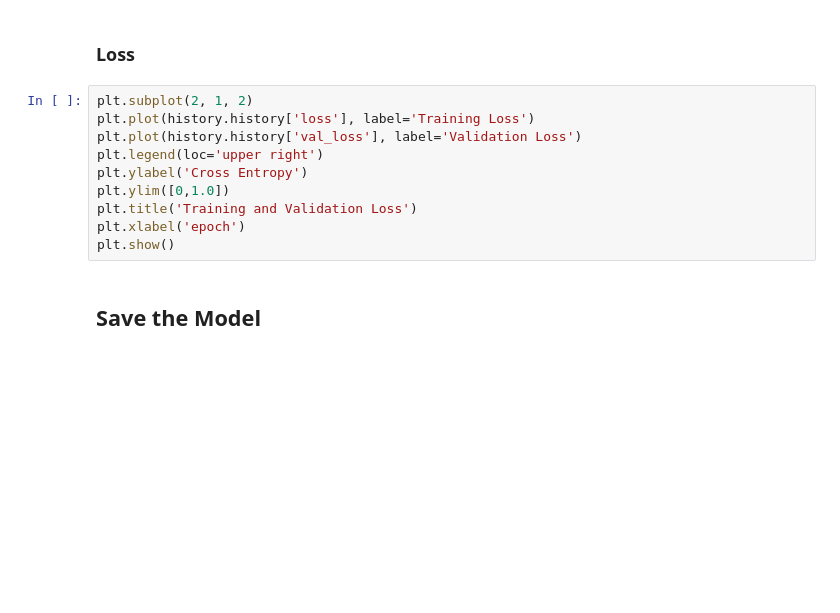
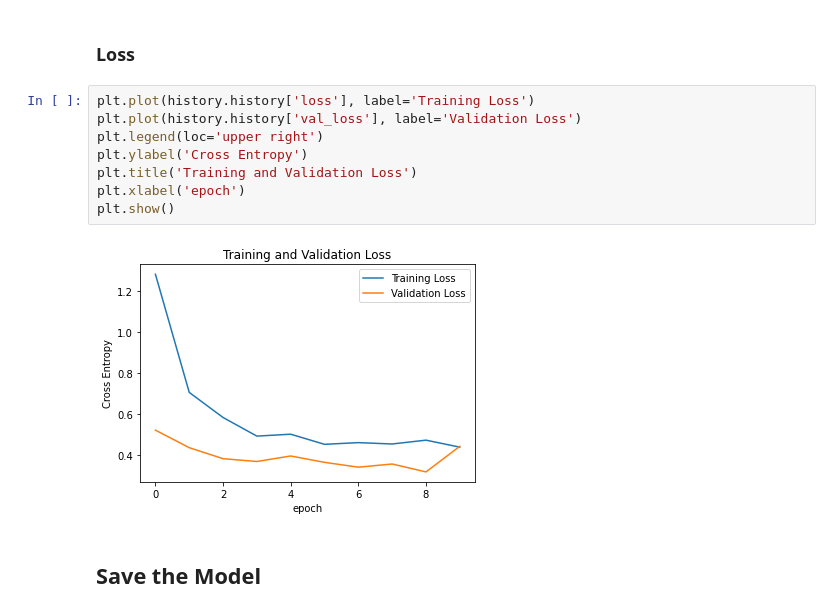
Before and after one commit to TechWas/develop-model, a Jupyter notebook: transfer_learning_VGG19.ipynb, the cells around one changed output. Drawn from its saved outputs; the diff is of its cells as text; blank space fills up the shorter version.

```diff
--- a/transfer_learning_VGG19.ipynb
+++ b/transfer_learning_VGG19.ipynb
@@ -84,15 +145,15 @@ plt.title('Training and Validation Accuracy')
 # %% [markdown]
 ### Loss
 # %%
-plt.subplot(2, 1, 2)
 plt.plot(history.history['loss'], label='Training Loss')
 plt.plot(history.history['val_loss'], label='Validation Loss')
 plt.legend(loc='upper right')
 plt.ylabel('Cross Entropy')
-plt.ylim([0,1.0])
 plt.title('Training and Validation Loss')
 plt.xlabel('epoch')
 plt.show()
+# %% [output]
+[figure, added]
 # %% [markdown]
 ## Save the Model
 # %%
```
Also changed, not shown: parts of 10 cells of this notebook, 1 other file.
